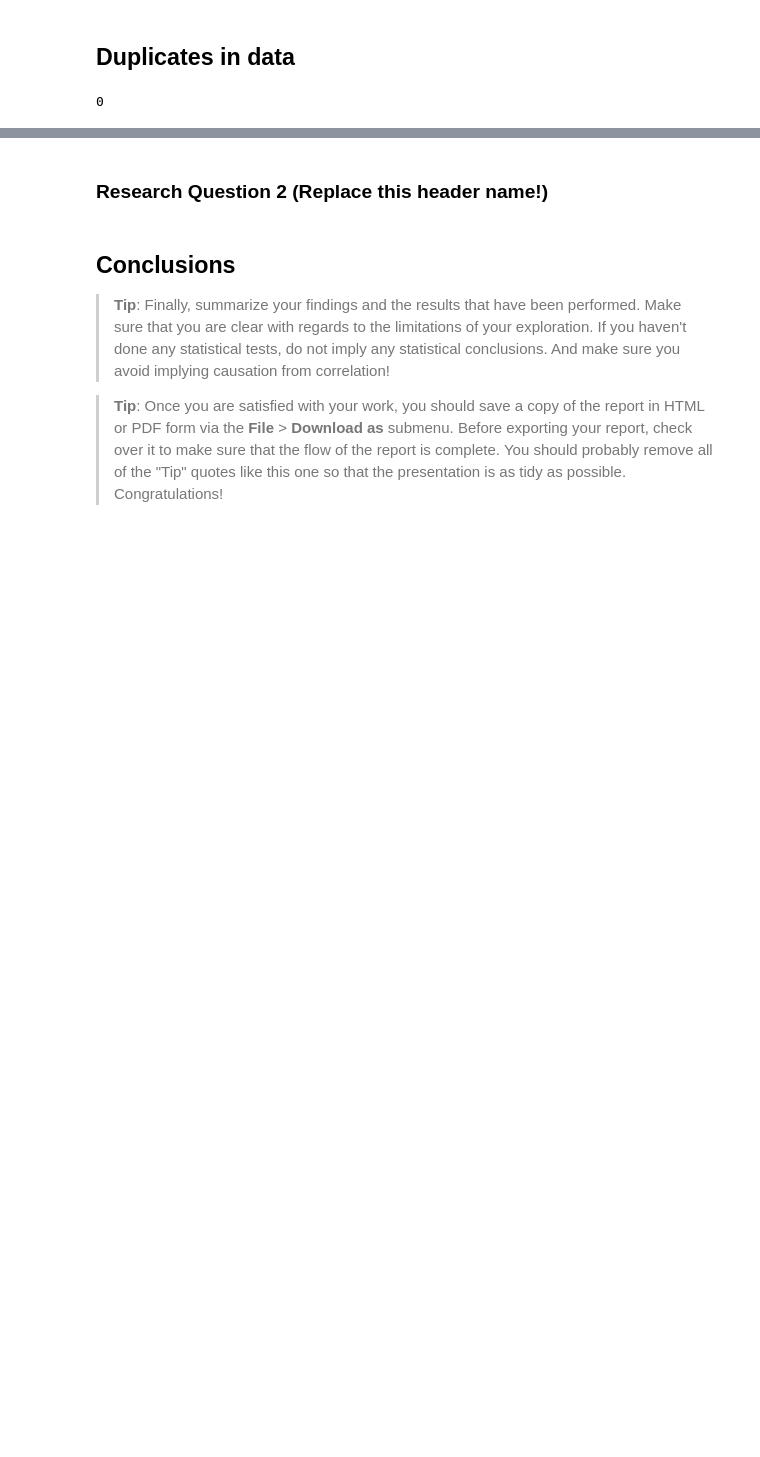
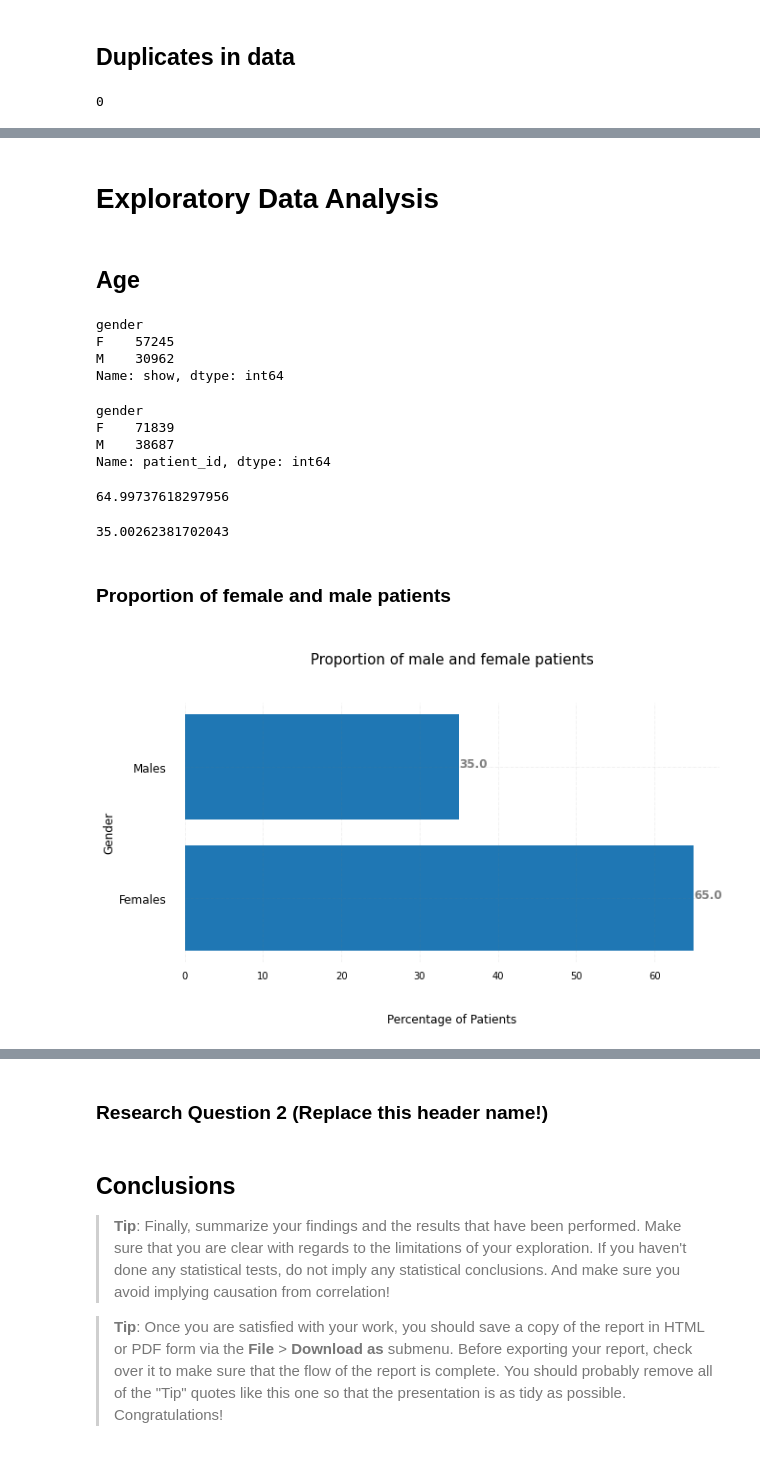
Before and after one commit to dishankkalra23/Medical-Appointment-No-Shows, a Jupyter notebook: Medical_Appointment_No_Shows.ipynb, the cells around one changed output, grey strips where cells are left out. Cells and saved outputs as stored; diff of their text form; code cells hidden in the pictures; blank space fills up the shorter version.

```diff
--- a/Medical_Appointment_No_Shows.ipynb
+++ b/Medical_Appointment_No_Shows.ipynb
@@ -242,0 +271,76 @@ df.duplicated().sum()
+# %% [markdown]
+<a id='eda'></a>
+# Exploratory Data Analysis
+# %% [markdown]
+## Age
+# %%
+gender_show = df.groupby('gender').show.sum()
+gender_show
+# %% [output]
+gender
+F    57245
+M    30962
+Name: show, dtype: int64
+# %%
+gender_total = df.groupby('gender').patient_id.count()
+gender_total
+# %% [output]
+gender
+F    71839
+M    38687
+Name: patient_id, dtype: int64
+# %%
+prop_female_patients = gender_total.F/(gender_total.F + gender_total.M)*100
+prop_female_patients
+# %% [output]
+64.99737618297956
+# %%
+prop_male_patients = gender_total.M/(gender_total.F + gender_total.M)*100
+prop_male_patients
+# %% [output]
+35.00262381702043
+# %% [markdown]
+### Proportion of female and male patients
+# %%
+def horizontal_bars(name,prop,title):
+  fig, ax = plt.subplots(figsize =(10, 5))
+  ax.barh(name, prop)
+
+  # To add grid
+  ax.grid(b = True, color ='grey',
+          linestyle ='-.', linewidth = 0.5,
+          alpha = 0.2)
+
+  # To remove axes
+  for s in ['top', 'bottom', 'left', 'right']:
+      ax.spines[s].set_visible(False)
+
+  # To remove x and y ticks
+  ax.xaxis.set_ticks_position('none')
+  ax.yaxis.set_ticks_position('none')
+
+  plt.xticks(fontsize=10)
+  plt.yticks(fontsize=12)
+
+  # Add padding between axes and labels
+  ax.xaxis.set_tick_params(pad = 5)
+  ax.yaxis.set_tick_params(pad = 15)
+
+  plt.xlabel('\n\nPercentage of Patients',fontsize=12)
+  plt.ylabel('Gender',fontsize=12)
+  ax.set_title(title,fontsize = 15 )
+
+  for i in ax.patches:
+      plt.text(i.get_width()+0.01, i.get_y()+0.4,
+              str(round((i.get_width()), 2)),
+              fontsize = 12, fontweight ='bold',
+              color ='grey')
+
+  plt.show()
+# %%
+gend = ['Females','Males']
+prop = [prop_female_patients,prop_male_patients]
+title = '\nProportion of male and female patients\n\n'
+horizontal_bars(gend,prop,title)
+# %% [output]
+[figure, added]
```
Also changed, not shown: parts of 21 cells of this notebook.
